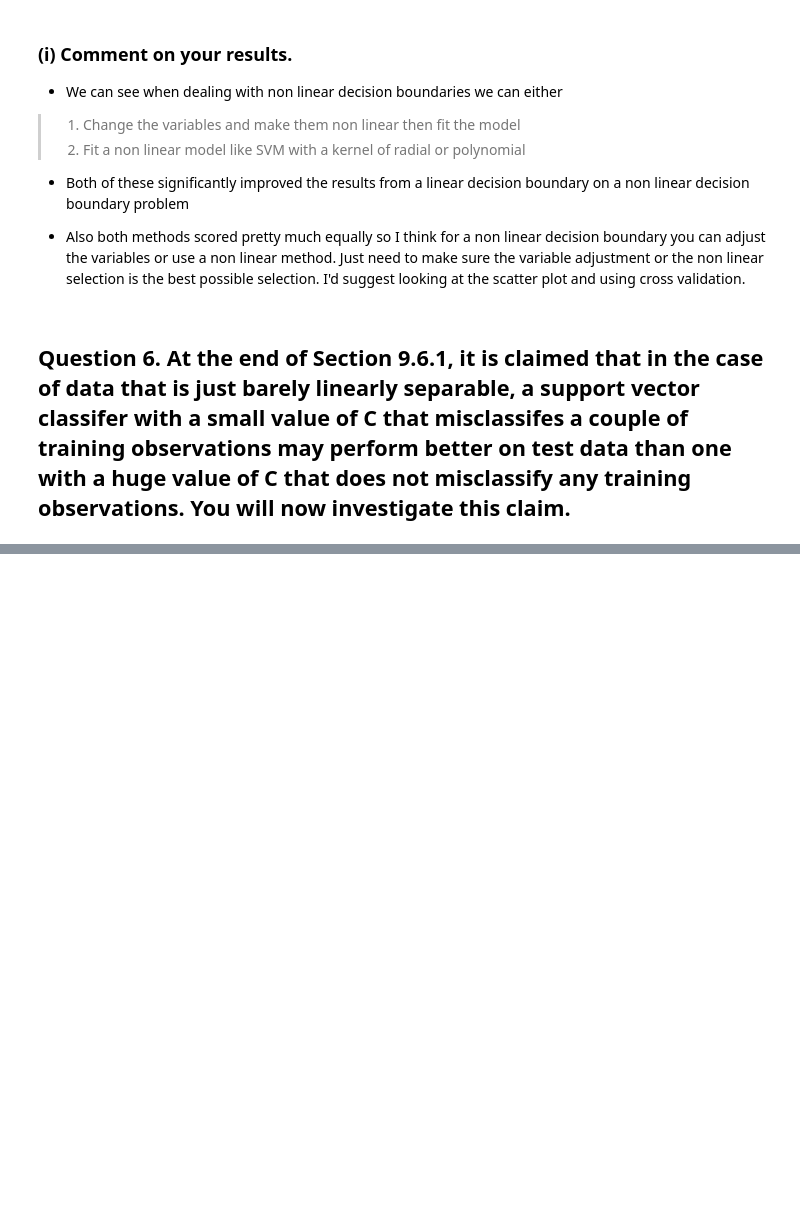
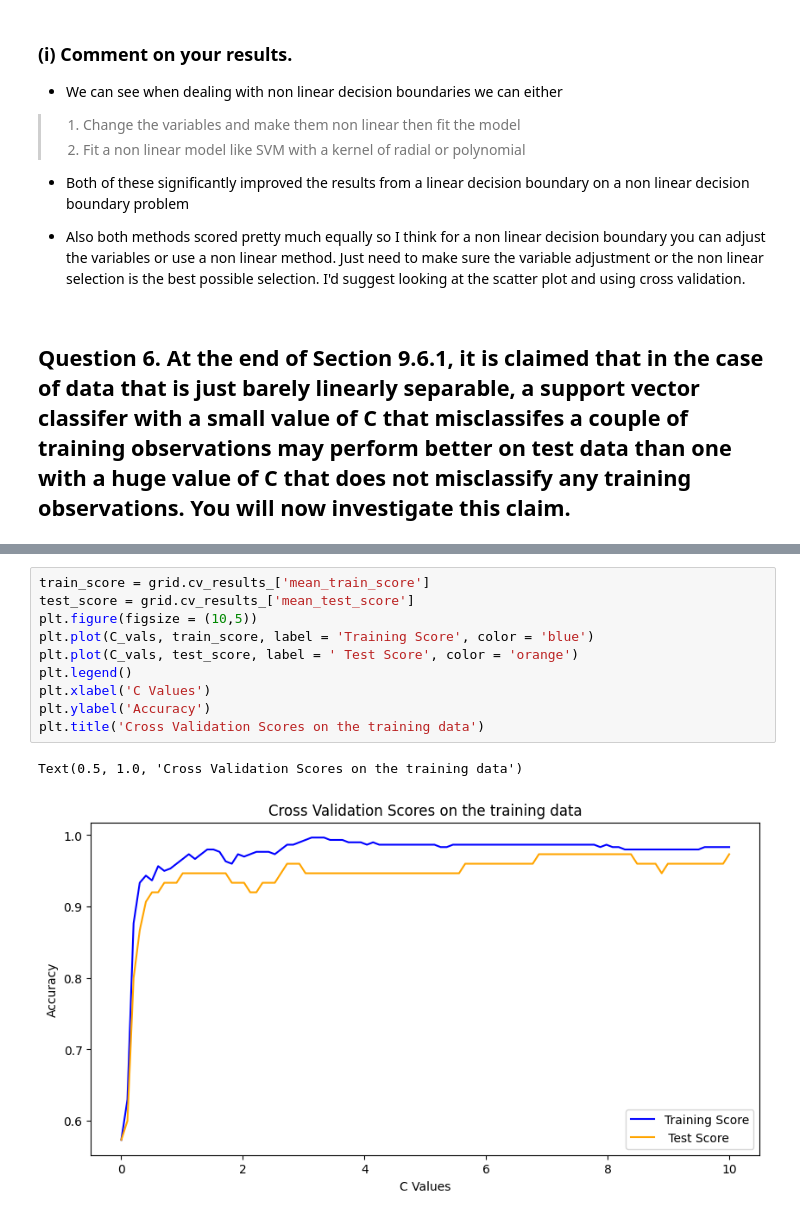
Before and after one commit to robertS961/Introduction_to_Statistical_Learning, a Jupyter notebook: Chapter9/C9Applied.ipynb, the cells around one changed output, grey strips where cells are left out. Cells and saved outputs as stored; diff of their text form; blank space fills up the shorter version.

```diff
--- a/Chapter9/C9Applied.ipynb
+++ b/Chapter9/C9Applied.ipynb
@@ -336,0 +425,13 @@ SVM ACtualy Score using Poly Degree 2 Kernel 0.96
+# %%
+train_score = grid.cv_results_['mean_train_score']
+test_score = grid.cv_results_['mean_test_score']
+plt.figure(figsize = (10,5))
+plt.plot(C_vals, train_score, label = 'Training Score', color = 'blue')
+plt.plot(C_vals, test_score, label = ' Test Score', color = 'orange')
+plt.legend()
+plt.xlabel('C Values')
+plt.ylabel('Accuracy')
+plt.title('Cross Validation Scores on the training data')
+# %% [output]
+Text(0.5, 1.0, 'Cross Validation Scores on the training data')
+[figure, added]
```
Also changed, not shown: parts of 66 cells of this notebook.
